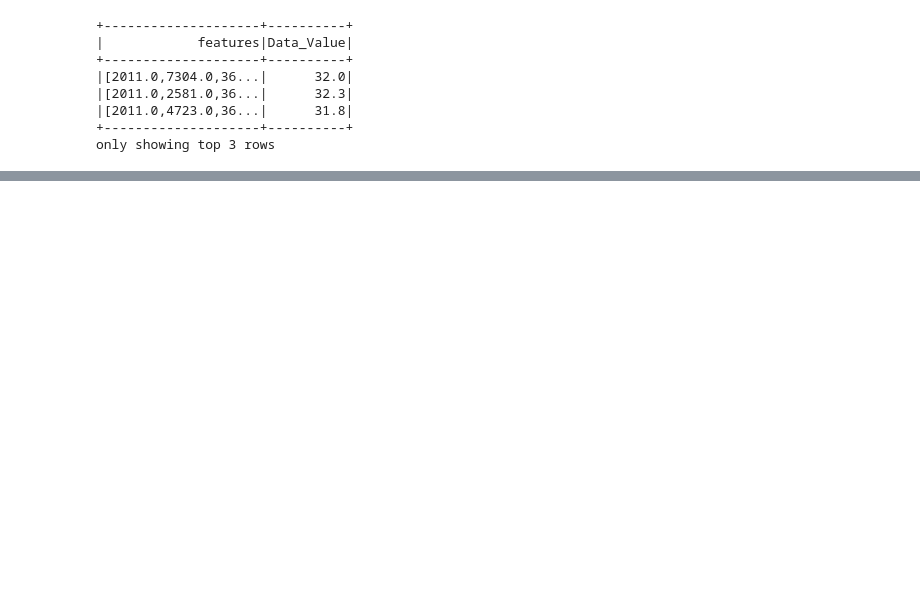
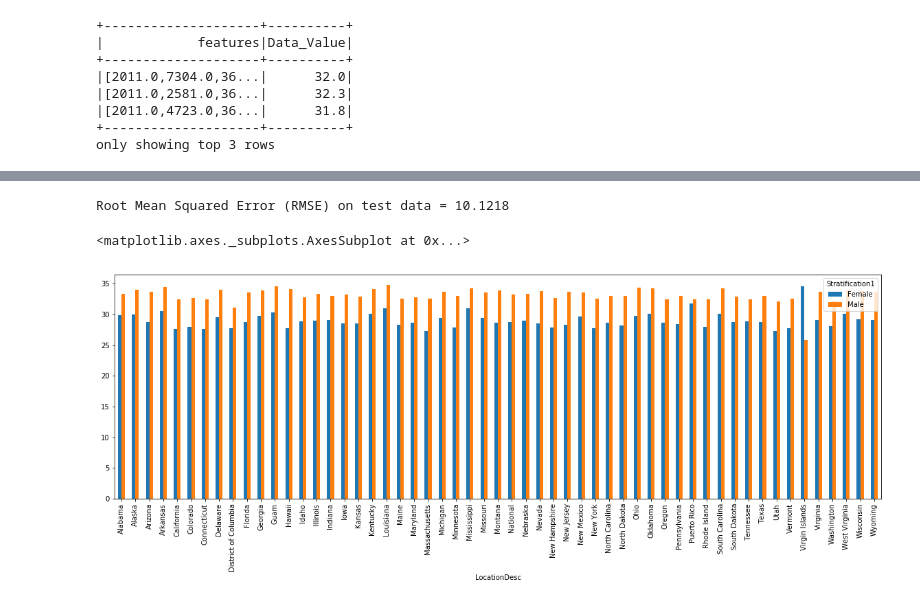
Before and after one commit to PreethiNair1/Iteration4, a Jupyter notebook: HealthPredictionDataset.ipynb, the cells around one changed output, grey strips where cells are left out. Saved outputs shown, nothing was run; the diff lists cells and outputs as text; code cells hidden in the pictures; blank space fills up the shorter version.

```diff
--- a/HealthPredictionDataset.ipynb
+++ b/HealthPredictionDataset.ipynb
@@ -800,0 +811,17 @@ Root Mean Squared Error (RMSE) on test data = 9.58409
+# %%
+###Linear regression testing
+test_result = lr_model.evaluate(test_df)
+print("Root Mean Squared Error (RMSE) on test data = %g" % test_result.rootMeanSquaredError)
+# %% [output]
+Root Mean Squared Error (RMSE) on test data = 10.1218
+# %%
+## Plot Prediction against Data_Value
+import matplotlib
+import matplotlib.pyplot as plt
+%matplotlib inline
+datafv=data1[data1.StratificationCategory1 == 'Gender']
+data12=datafv.groupby(['LocationDesc','Stratification1'])['Data_Value'].mean()
+data12.unstack().plot(kind='bar',figsize=(20,6))
+# %% [output]
+<matplotlib.axes._subplots.AxesSubplot at 0x...>
+[figure, added]
```
Also changed, not shown: parts of 12 cells of this notebook.
